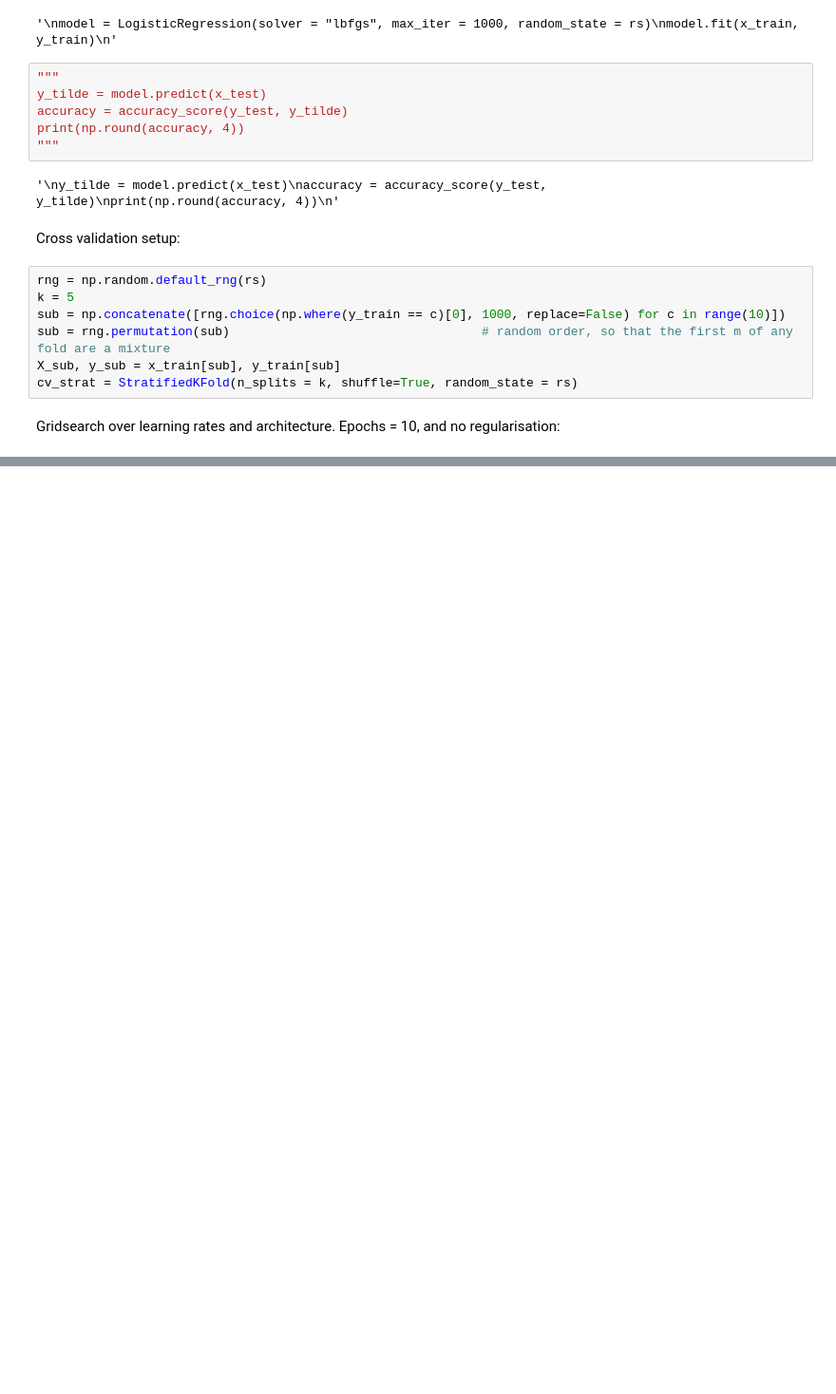
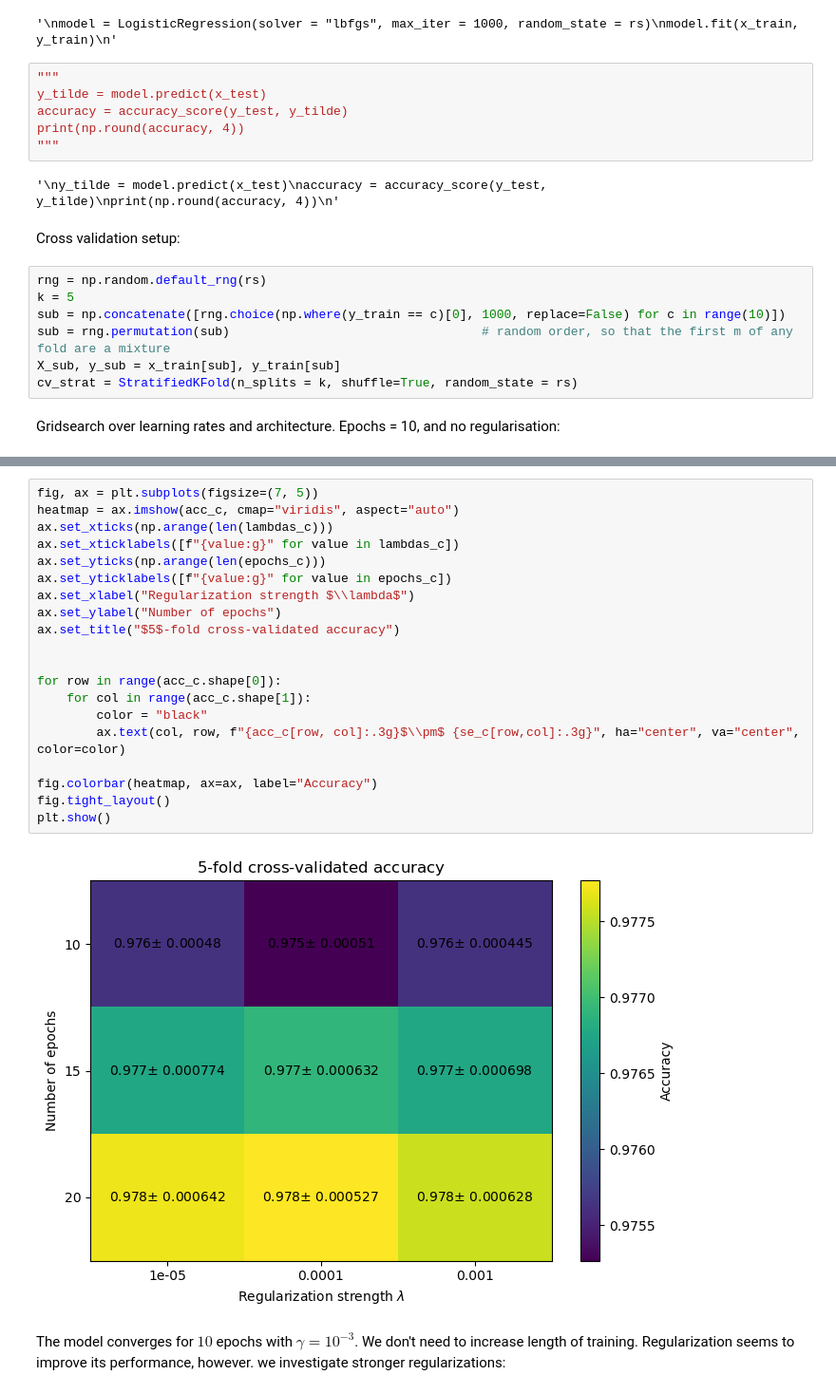
Before and after one commit to kajassandnes/FYS-STK3155, a Jupyter notebook: Project2/part_e.ipynb, the cells around one changed output, grey strips where cells are left out. Shown at 95% size. Saved outputs shown, nothing was run; the diff lists cells and outputs as text; blank space fills up the shorter version.

```diff
--- a/Project2/part_e.ipynb
+++ b/Project2/part_e.ipynb
@@ -139,0 +132,24 @@ plt.show()
+# %%
+fig, ax = plt.subplots(figsize=(7, 5))
+heatmap = ax.imshow(acc_c, cmap="viridis", aspect="auto")
+ax.set_xticks(np.arange(len(lambdas_c)))
+ax.set_xticklabels([f"{value:g}" for value in lambdas_c])
+ax.set_yticks(np.arange(len(epochs_c)))
+ax.set_yticklabels([f"{value:g}" for value in epochs_c])
+ax.set_xlabel("Regularization strength $\\lambda$")
+ax.set_ylabel("Number of epochs")
+ax.set_title("$5$-fold cross-validated accuracy")
+
+
+for row in range(acc_c.shape[0]):
+    for col in range(acc_c.shape[1]):
+        color = "black"
+        ax.text(col, row, f"{acc_c[row, col]:.3g}$\\pm$ {se_c[row,col]:.3g}", ha="center", va="center", color=color)
+
+fig.colorbar(heatmap, ax=ax, label="Accuracy")
+fig.tight_layout()
+plt.show()
+# %% [output]
+[figure, added]
+# %% [markdown]
+The model converges for $10$ epochs with $\gamma = 10^{-3}$. We don't need to increase length of training. Regularization seems to improve its performance, however. we investigate stronger regularizations:
```
Also changed, not shown: parts of 8 cells of this notebook, 1 other file.
